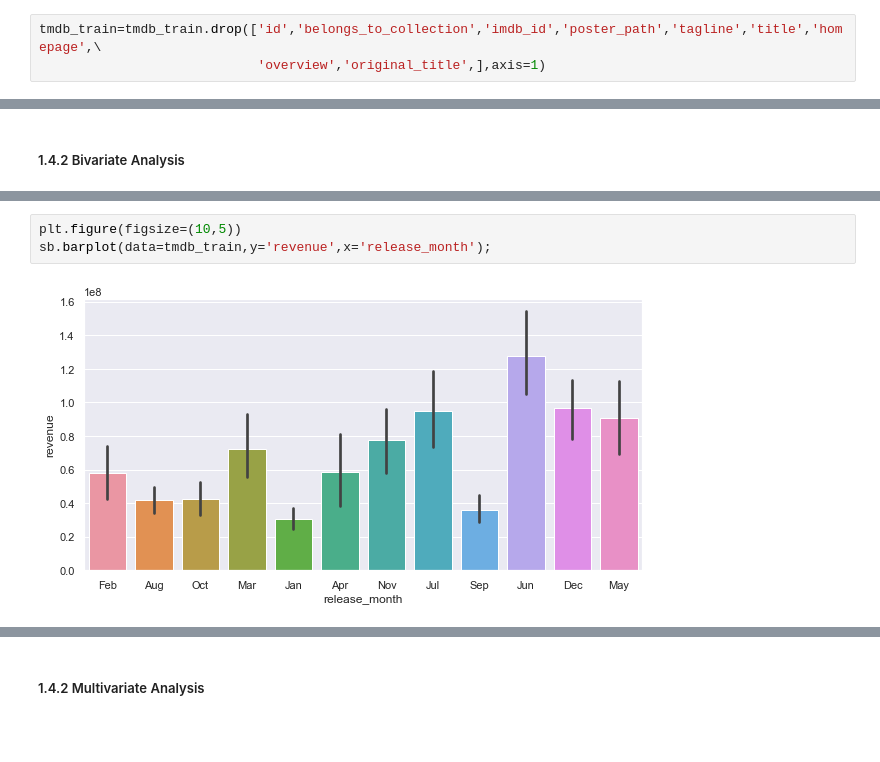
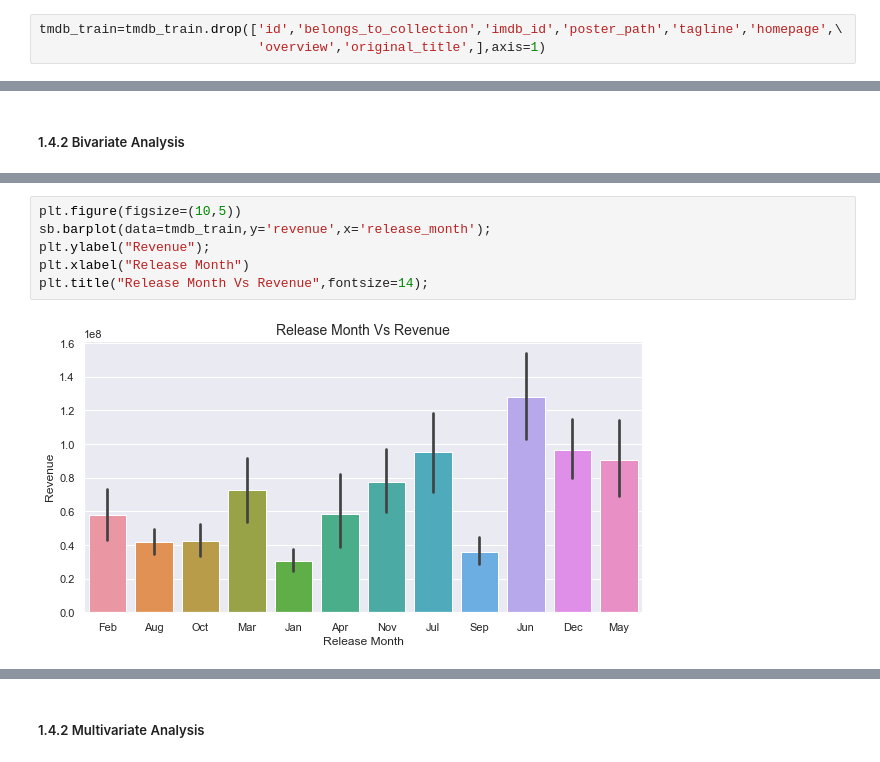
Before and after one commit to manish310/Machine-Learning-Capstone-Project, a Jupyter notebook: TMDB_Capstone.ipynb, the cells around one changed output, grey strips where cells are left out. Drawn from its saved outputs; the diff is of its cells as text; blank space fills up the shorter version.

```diff
--- a/TMDB_Capstone.ipynb
+++ b/TMDB_Capstone.ipynb
@@ -112,7 +112,7 @@ memory usage: 539.1+ KB
   * __crew__ : *Textual data.*
   * __revenue__ : *Continuous Numerical data.*
 # %%
-tmdb_train=tmdb_train.drop(['id','belongs_to_collection','imdb_id','poster_path','tagline','title','homepage',\
+tmdb_train=tmdb_train.drop(['id','belongs_to_collection','imdb_id','poster_path','tagline','homepage',\
                             'overview','original_title',],axis=1)
 # %%
 tmdb_train.head(5)
@@ -332,8 +381,11 @@ for i,col in enumerate(columns):
 # %%
 plt.figure(figsize=(10,5))
 sb.barplot(data=tmdb_train,y='revenue',x='release_month');
+plt.ylabel("Revenue");
+plt.xlabel("Release Month")
+plt.title("Release Month Vs Revenue",fontsize=14);
 # %% [output]
-[figure, old version]
+[figure, new version]
 # %%
 plt.figure(figsize=(10,5))
 sb.barplot(x='day_of_week',y='revenue',data=tmdb_train,palette='Accent');
```
Also changed, not shown: parts of 33 cells of this notebook.
